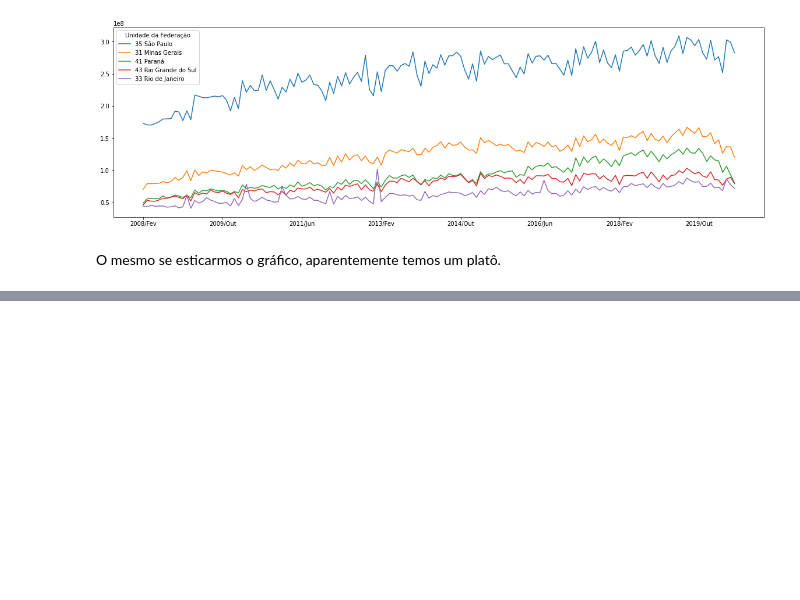
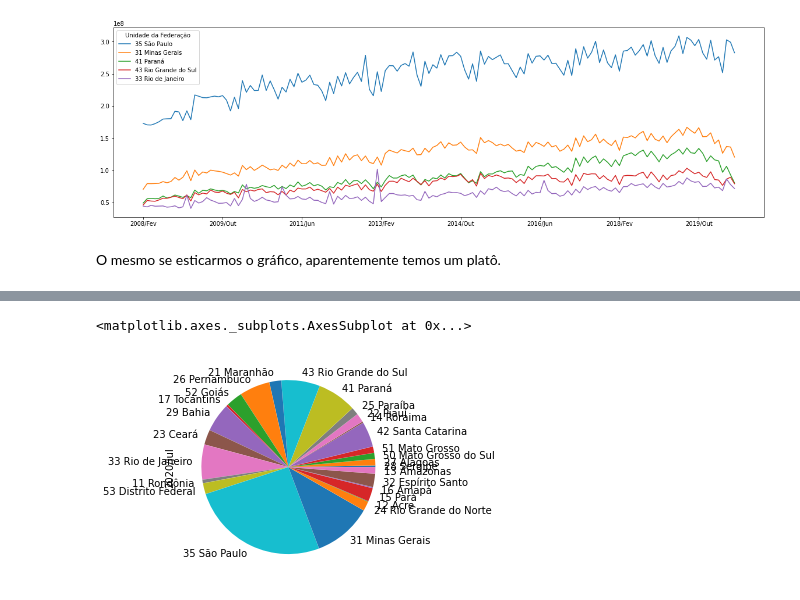
Before and after one commit to AdamStamm/bootcamp_alura, a Jupyter notebook: Notebooks/Bootcamp_Data_Science_Módulo_1.ipynb, the cells around one changed output, grey strips where cells are left out. Drawn from its saved outputs; the diff is of its cells as text; code cells hidden in the pictures; blank space fills up the shorter version.

```diff
--- a/Notebooks/Bootcamp_Data_Science_Módulo_1.ipynb
+++ b/Notebooks/Bootcamp_Data_Science_Módulo_1.ipynb
@@ -876,0 +924,6 @@ O mesmo se esticarmos o gráfico, aparentemente temos um platô.
+# %%
+#Vendo o gráfico de pizza sem que os dados estejam ordenados
+gastos_do_mais_recente.sample(frac=1).plot(kind='pie')
+# %% [output]
+<matplotlib.axes._subplots.AxesSubplot at 0x...>
+[figure, added]
```
Also changed, not shown: parts of 29 cells of this notebook.
